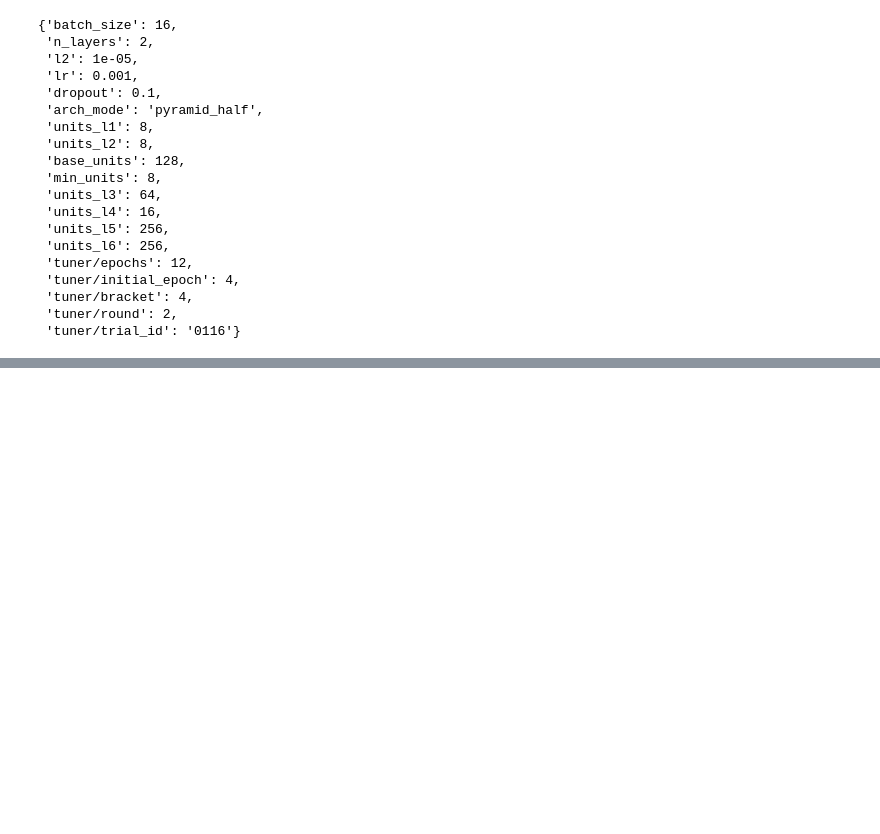
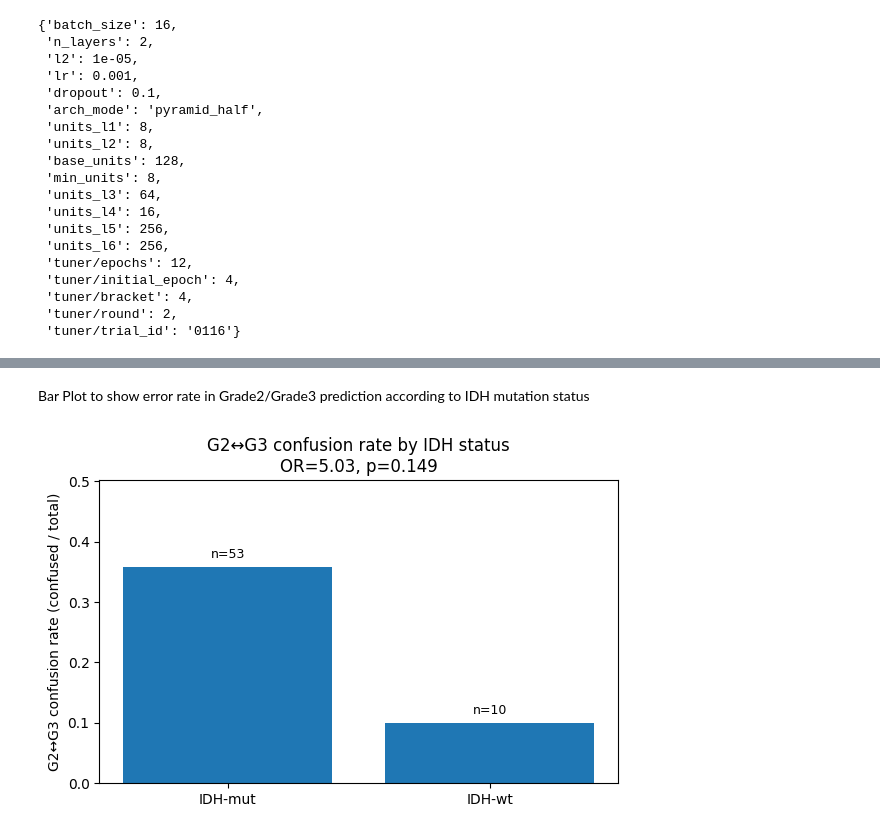
Before and after one commit to themishalka/Project-Deep-Learning, a Jupyter notebook: scripts/mlp_tumor_grade.ipynb, the cells around one changed output, grey strips where cells are left out. Saved outputs shown, nothing was run; the diff lists cells and outputs as text; code cells hidden in the pictures; blank space fills up the shorter version.

```diff
--- a/scripts/mlp_tumor_grade.ipynb
+++ b/scripts/mlp_tumor_grade.ipynb
@@ -1078,0 +1451,33 @@ NA                                              0      0        0      1
+# %% [markdown]
+Bar Plot to show error rate in Grade2/Grade3 prediction according to IDH mutation status
+# %%
+# IDH contingency table
+tab = idh_ct.copy()
+
+# standardize columns to [0,1] where 1=confused, 0=correct
+if True in tab.columns or False in tab.columns:
+    tab = tab.rename(columns={False: 0, True: 1})
+tab = tab.reindex(columns=[0, 1], fill_value=0)
+
+n = tab.sum(axis=1)
+rate = tab[1] / n
+
+or_ = float(idh_out["odds_ratio"])
+lo  = float(idh_out["ci_low"])
+hi  = float(idh_out["ci_high"])
+p   = float(idh_out["p_value"])
+
+fig, ax = plt.subplots(figsize=(6, 4))
+ax.bar(rate.index.astype(str), rate.values)
+ax.set_ylabel("G2↔G3 confusion rate (confused / total)")
+ax.set_ylim(0, max(0.5, float(rate.max()) * 1.4))
+
+# annotate n above bars
+for i, grp in enumerate(rate.index):
+    ax.text(i, rate.loc[grp] + 0.01, f"n={int(n.loc[grp])}", ha="center", va="bottom", fontsize=9)
+
+ax.set_title(f"G2↔G3 confusion rate by IDH status\nOR={or_:.2f}, p={p:.3g}")
+plt.tight_layout()
+plt.show()
+# %% [output]
+[figure, added]
```
Also changed, not shown: parts of 49 cells of this notebook.
